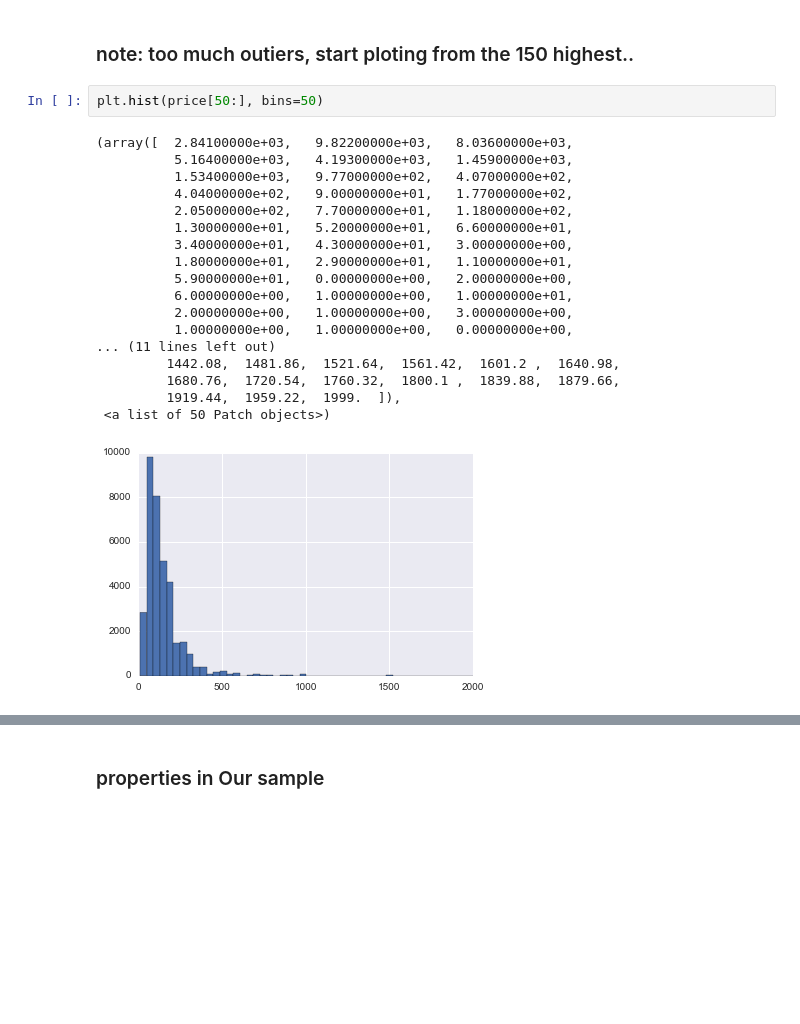
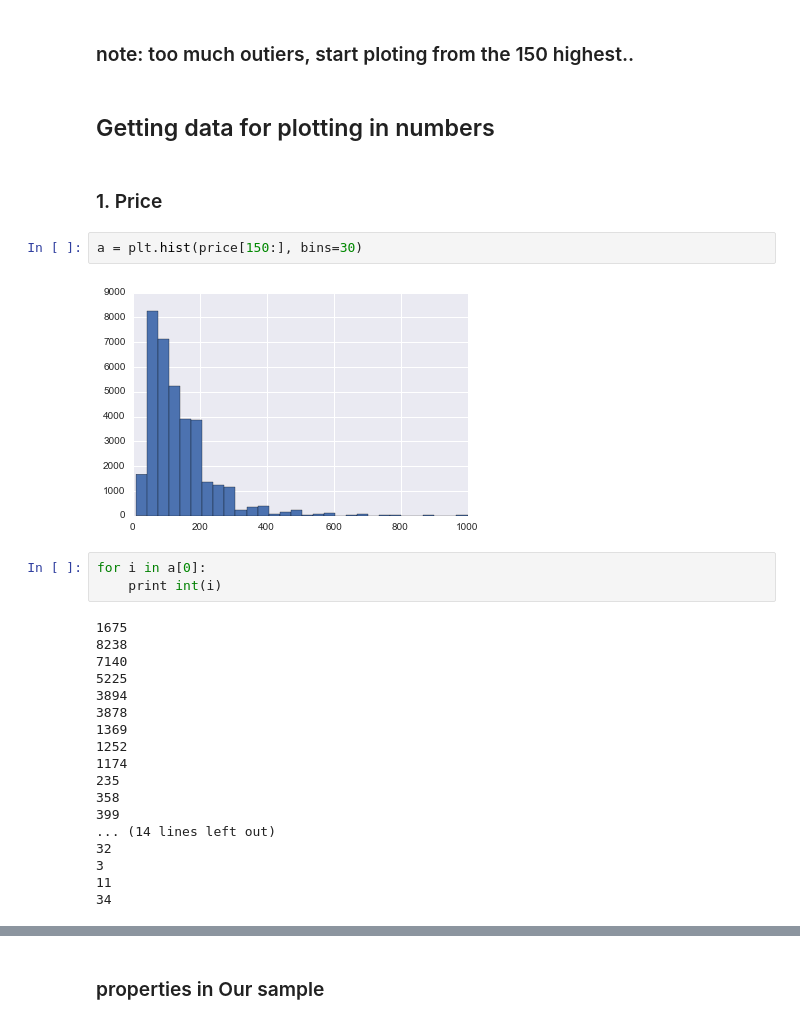
Before and after one commit to DataShackforAirbnb/AirBnbNegotiate, a Jupyter notebook: DataAnalysis/Data Analytics for Final Presentation.ipynb, the cells around one changed output, grey strips where cells are left out. Drawn from its saved outputs; the diff is of its cells as text; blank space fills up the shorter version.

```diff
--- a/DataAnalysis/Data Analytics for Final Presentation.ipynb
+++ b/DataAnalysis/Data Analytics for Final Presentation.ipynb
@@ -408,24 +408,32 @@ price[:150]
  1000.0]
 # %% [markdown]
 ### note: too much outiers, start ploting from the 150 highest..
+# %% [markdown]
+## Getting data for plotting in numbers
+# %% [markdown]
+### 1. Price
 # %%
-plt.hist(price[50:], bins=50)
+a = plt.hist(price[150:], bins=30)
 # %% [output]
-(array([  2.84100000e+03,   9.82200000e+03,   8.03600000e+03,
-          5.16400000e+03,   4.19300000e+03,   1.45900000e+03,
-          1.53400000e+03,   9.77000000e+02,   4.07000000e+02,
-          4.04000000e+02,   9.00000000e+01,   1.77000000e+02,
-          2.05000000e+02,   7.70000000e+01,   1.18000000e+02,
-          1.30000000e+01,   5.20000000e+01,   6.60000000e+01,
-          3.40000000e+01,   4.30000000e+01,   3.00000000e+00,
-          1.80000000e+01,   2.90000000e+01,   1.10000000e+01,
-          5.90000000e+01,   0.00000000e+00,   2.00000000e+00,
-          6.00000000e+00,   1.00000000e+00,   1.00000000e+01,
-          2.00000000e+00,   1.00000000e+00,   3.00000000e+00,
-          1.00000000e+00,   1.00000000e+00,   0.00000000e+00,
-... (11 lines left out)
-         1442.08,  1481.86,  1521.64,  1561.42,  1601.2 ,  1640.98,
-         1680.76,  1720.54,  1760.32,  1800.1 ,  1839.88,  1879.66,
-         1919.44,  1959.22,  1999.  ]),
- <a list of 50 Patch objects>)
-[figure, old version]
+[figure, new version]
+# %%
+for i in a[0]:
+    print int(i)
+# %% [output]
+1675
+8238
+7140
+5225
+3894
+3878
+1369
+1252
+1174
+235
+358
+399
+... (14 lines left out)
+32
+3
+11
+34
```
Also changed, not shown: parts of 23 cells of this notebook.
